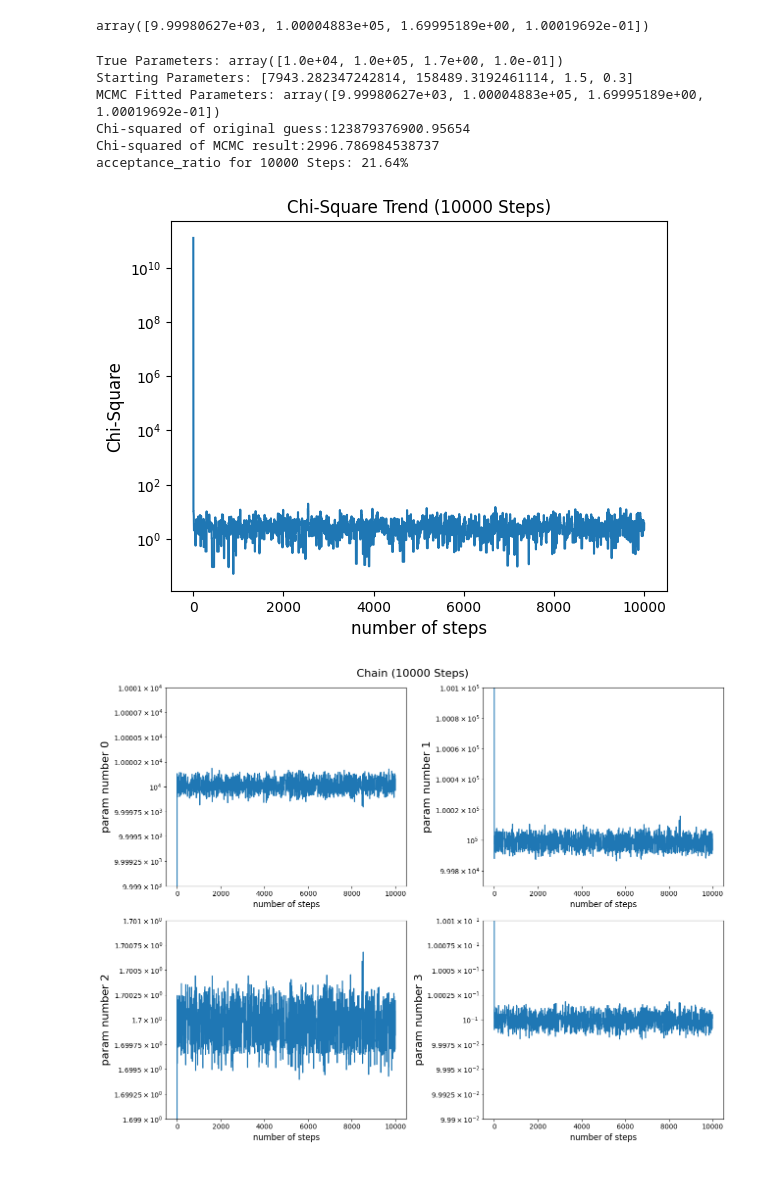
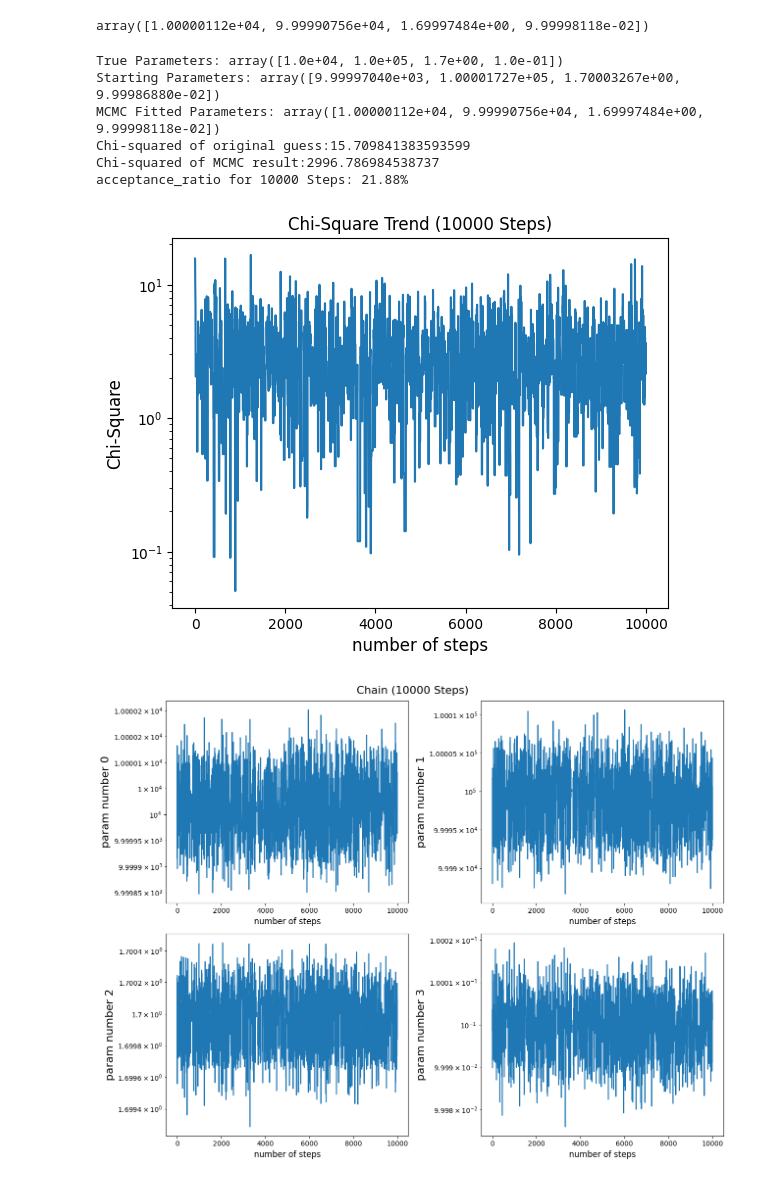
Before and after one commit to aryana-haghjoo/My-Project, a Jupyter notebook: code_history/known_curve/samples/mcmc_on_samples.ipynb, the cells around one changed output. Saved outputs shown, nothing was run; the diff lists cells and outputs as text; code cells hidden in the pictures.

```diff
--- a/code_history/known_curve/samples/mcmc_on_samples.ipynb
+++ b/code_history/known_curve/samples/mcmc_on_samples.ipynb
@@ -16,15 +16,17 @@ nstep= 10000
 csq_start = 123879376900.95654
 param_length = np.shape(samples)[1]
 # %%
-def mcmc(start_guess, samples, csq, csq_start, nstep):
+#def mcmc(start_guess, samples, csq, csq_start, nstep):
+def mcmc(samples, csq, nstep):
 
     #definig the chain
-    chain = np.empty((nstep, len(start_guess)))
-    chain[0, :] = start_guess
+    chain = np.empty((nstep, np.shape(samples)[1]))
+    chain[0, :] = samples[0, :]
 
     #defining the chi-square array
     chisq = np.zeros(nstep)
-    chisq[0] = csq_start
+    #chisq[0] = chisq_start
+    chisq[0] = csq[0]
 
     #defining the acceptance ratio
     acceptance_ratio = 0
@@ -48,7 +50,8 @@ def mcmc(start_guess, samples, csq, csq_start, nstep):
                 chain[i, :] = chain[i-1, :]
     return chain, chisq, acceptance_ratio/nstep
 # %%
-params, cs, acceptance_ratio = mcmc(m_0, samples, csq, csq_start, nstep)
+#params, cs, acceptance_ratio = mcmc(m_0, samples, csq, csq_start, nstep)
+params, cs, acceptance_ratio = mcmc(samples, csq, nstep)
 # %%
 mcmc_param= np.empty(param_length)
 for i in range(param_length):
@@ -56,21 +59,21 @@ for i in range(param_length):
 # %%
 mcmc_param
 # %% [output]
-array([9.99980627e+03, 1.00004883e+05, 1.69995189e+00, 1.00019692e-01])
+array([1.00000112e+04, 9.99990756e+04, 1.69997484e+00, 9.99998118e-02])
 # %%
 print('True Parameters: ' + repr(m_true))
-print('Starting Parameters: ' + repr(m_0))
+print('Starting Parameters: ' + repr(samples[0, :]))
 print('MCMC Fitted Parameters: ' + repr(mcmc_param))
 print("Chi-squared of original guess:"+ repr(cs[0]))
 print("Chi-squared of MCMC result:"+ repr(2996.786984538737))
 print("acceptance_ratio for %d Steps: " %nstep + repr(acceptance_ratio*100) +"%")
 # %% [output]
 True Parameters: array([1.0e+04, 1.0e+05, 1.7e+00, 1.0e-01])
-Starting Parameters: [7943.282347242814, 158489.3192461114, 1.5, 0.3]
-MCMC Fitted Parameters: array([9.99980627e+03, 1.00004883e+05, 1.69995189e+00, 1.00019692e-01])
-Chi-squared of original guess:123879376900.95654
+Starting Parameters: array([9.99997040e+03, 1.00001727e+05, 1.70003267e+00, 9.99986880e-02])
+MCMC Fitted Parameters: array([1.00000112e+04, 9.99990756e+04, 1.69997484e+00, 9.99998118e-02])
+Chi-squared of original guess:15.709841383593599
 Chi-squared of MCMC result:2996.786984538737
-acceptance_ratio for 10000 Steps: 21.64%
+acceptance_ratio for 10000 Steps: 21.88%
 # %%
 plt.semilogy(cs)
 plt.xlabel('number of steps', fontsize=12)
@@ -79,34 +82,34 @@ plt.ylabel('Chi-Square', fontsize=12)
 plt.savefig('csq_trend.png')
 plt.show()
 # %% [output]
-[figure, old version]
+[figure, new version]
 # %%
 fig3, ax_list = plt.subplots(2, 2, figsize=(13,10))
 fig3.suptitle('Chain (%d Steps)'%nstep, fontsize=16)
 ax_list[0, 0].semilogy(params[:,0])
-ax_list[0, 0].set_ylim(bottom=9.999E3, top=1.0001E4)
+#ax_list[0, 0].set_ylim(bottom=9.999E3, top=1.0001E4)
 ax_list[0, 0].set_ylabel('param number 0', fontsize=16)
 ax_list[0, 0].set_xlabel('number of steps', fontsize=12)
 
 ax_list[0, 1].semilogy(params[:,1])
-ax_list[0, 1].set_ylim(bottom= 9.997E4, top=1.001E5)
+#ax_list[0, 1].set_ylim(bottom= 9.997E4, top=1.001E5)
 ax_list[0, 1].set_ylabel('param number 1', fontsize=16)
 ax_list[0, 1].set_xlabel('number of steps', fontsize=12)
 
 ax_list[1, 0].semilogy(params[:,2])
-ax_list[1, 0].set_ylim(bottom=1.699, top=1.701)
+#ax_list[1, 0].set_ylim(bottom=1.699, top=1.701)
 ax_list[1, 0].set_ylabel('param number 2', fontsize=16)
 ax_list[1, 0].set_xlabel('number of steps', fontsize=12)
 
 ax_list[1, 1].semilogy(params[:,3])
-ax_list[1, 1].set_ylim(bottom=9.99E-2, top= 1.001E-1)
+#ax_list[1, 1].set_ylim(bottom=9.99E-2, top= 1.001E-1)
 ax_list[1, 1].set_ylabel('param number 3', fontsize=16)
 ax_list[1, 1].set_xlabel('number of steps', fontsize=12)
 plt.tight_layout()
 plt.savefig('chain.png')
 plt.show()
 # %% [output]
-[figure, old version]
+[figure, new version]
 # %%
 #Fourier Transform
 ps = np.zeros((nstep, param_length))
```
Also changed, not shown: parts of 2 cells of this notebook, 5 other files.
